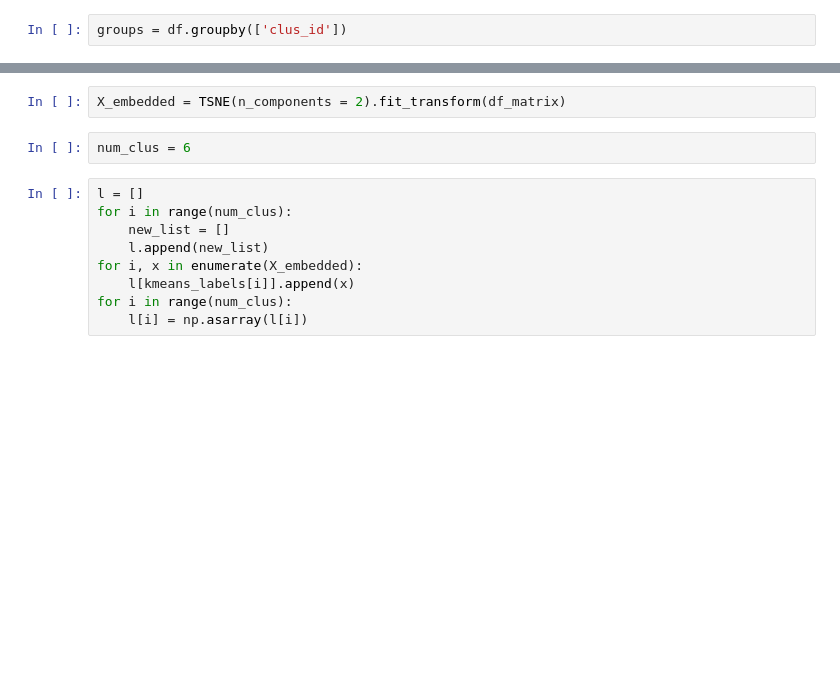
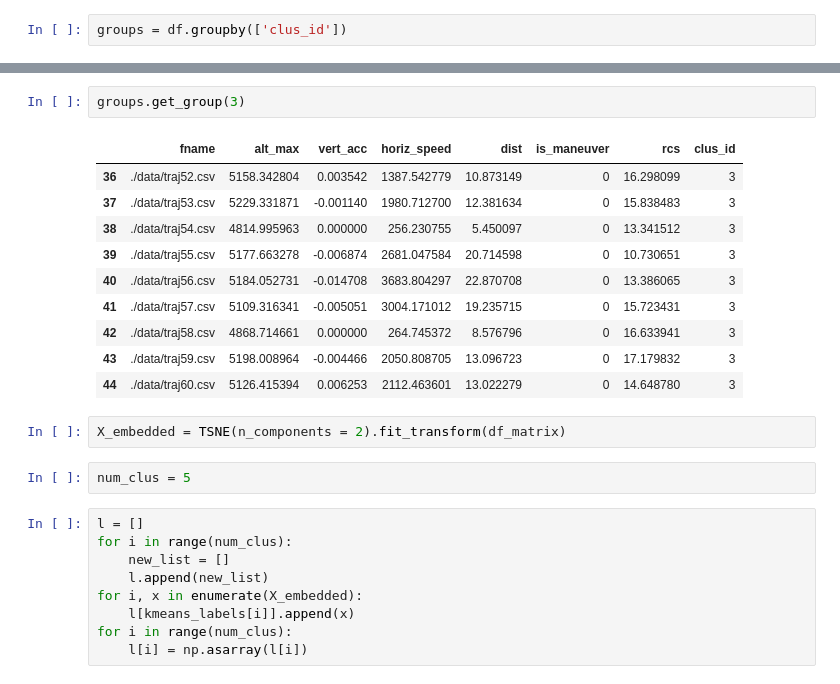
Before and after one commit to sri1299/Clustering-and-Prediction-of-Trajectories, a Jupyter notebook: Clustering/Cluster.ipynb, the cells around one changed output, grey strips where cells are left out. Saved outputs shown, nothing was run; the diff lists cells and outputs as text; blank space fills up the shorter version.

```diff
--- a/Clustering/Cluster.ipynb
+++ b/Clustering/Cluster.ipynb
@@ -59,7 +79,20 @@ groups.mean()
+# %%
+groups.get_group(3)
+# %% [output]
+|  | fname | alt_max | vert_acc | horiz_speed | dist | is_maneuver | rcs | clus_id |
+| 36 | ./data/traj52.csv | 5158.342804 | 0.003542 | 1387.542779 | 10.873149 | 0 | 16.298099 | 3 |
+| 37 | ./data/traj53.csv | 5229.331871 | -0.001140 | 1980.712700 | 12.381634 | 0 | 15.838483 | 3 |
+| 38 | ./data/traj54.csv | 4814.995963 | 0.000000 | 256.230755 | 5.450097 | 0 | 13.341512 | 3 |
+| 39 | ./data/traj55.csv | 5177.663278 | -0.006874 | 2681.047584 | 20.714598 | 0 | 10.730651 | 3 |
+| 40 | ./data/traj56.csv | 5184.052731 | -0.014708 | 3683.804297 | 22.870708 | 0 | 13.386065 | 3 |
+| 41 | ./data/traj57.csv | 5109.316341 | -0.005051 | 3004.171012 | 19.235715 | 0 | 15.723431 | 3 |
+| 42 | ./data/traj58.csv | 4868.714661 | 0.000000 | 264.745372 | 8.576796 | 0 | 16.633941 | 3 |
+| 43 | ./data/traj59.csv | 5198.008964 | -0.004466 | 2050.808705 | 13.096723 | 0 | 17.179832 | 3 |
+| 44 | ./data/traj60.csv | 5126.415394 | 0.006253 | 2112.463601 | 13.022279 | 0 | 14.648780 | 3 |
 # %%
 X_embedded = TSNE(n_components = 2).fit_transform(df_matrix)
 # %%
-num_clus = 6
+num_clus = 5
 # %%
 l = []
 for i in range(num_clus):
```
Also changed, not shown: parts of 27 cells of this notebook, 1 other file.
